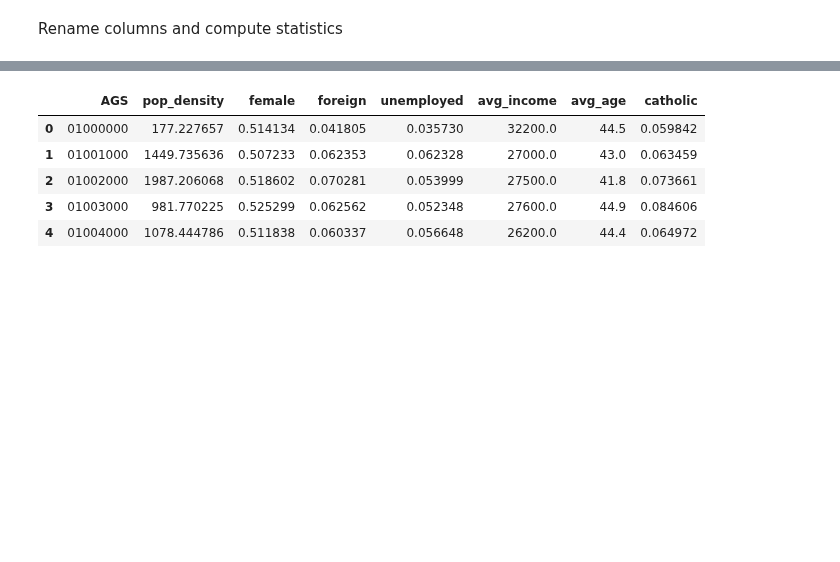
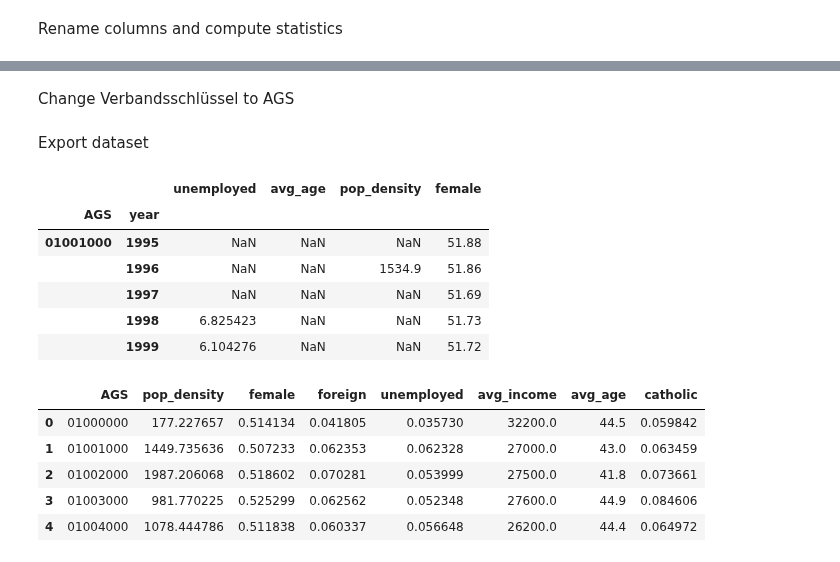
Before and after one commit to jan-schaeffer/powerlinemonsters, a Jupyter notebook: controls_prep.ipynb, the cells around one changed output, grey strips where cells are left out. Cells and saved outputs as stored; diff of their text form; code cells hidden in the pictures; blank space fills up the shorter version.

Commit message:
prep controls

```diff
--- a/controls_prep.ipynb
+++ b/controls_prep.ipynb
@@ -101,3 +84,31 @@ Index(['AGS', 'name', 'year', 'Bevölkerung', 'Bodenfläche gesamt',
+# %%
+col_names = ['AVS', 'year', 'unemployed', 'pop', 'avg_age', 'pop_density', 'female']
+controls_pivot.columns = col_names
+# %%
+controls = controls_pivot.copy()
+controls['unemployed'] = controls['unemployed'] / controls['pop'] * 100
+del controls['pop']
+# %% [markdown]
+Change Verbandsschlüssel to AGS
+# %%
+avs_trans = pd.read_csv(f'{path}/data/avs_transition.csv', converters={'AGS': str, 'AVS': str})
+# %%
+controls = controls.merge(avs_trans, on='AVS')
+del controls['AVS']
+# %% [markdown]
+Export dataset
+# %%
+controls = controls.set_index(['AGS', 'year'])
+controls.to_csv(f'{path}/data/controls.csv', encoding = 'utf-8-sig')
+controls.head()
+# %% [output]
+|  |  | unemployed | avg_age | pop_density | female |
+| AGS | year |  |  |  |  |
+| 01001000 | 1995 | NaN | NaN | NaN | 51.88 |
+|  | 1996 | NaN | NaN | 1534.9 | 51.86 |
+|  | 1997 | NaN | NaN | NaN | 51.69 |
+|  | 1998 | 6.825423 | NaN | NaN | 51.73 |
+|  | 1999 | 6.104276 | NaN | NaN | 51.72 |
 # %%
 controls['pop_density'] = controls['Bevölkerung'] / controls['Area']
 controls['male'] = controls['männlich'] / controls['Bevölkerung']
```
Also changed, not shown: parts of 11 cells of this notebook, 7 other files.
